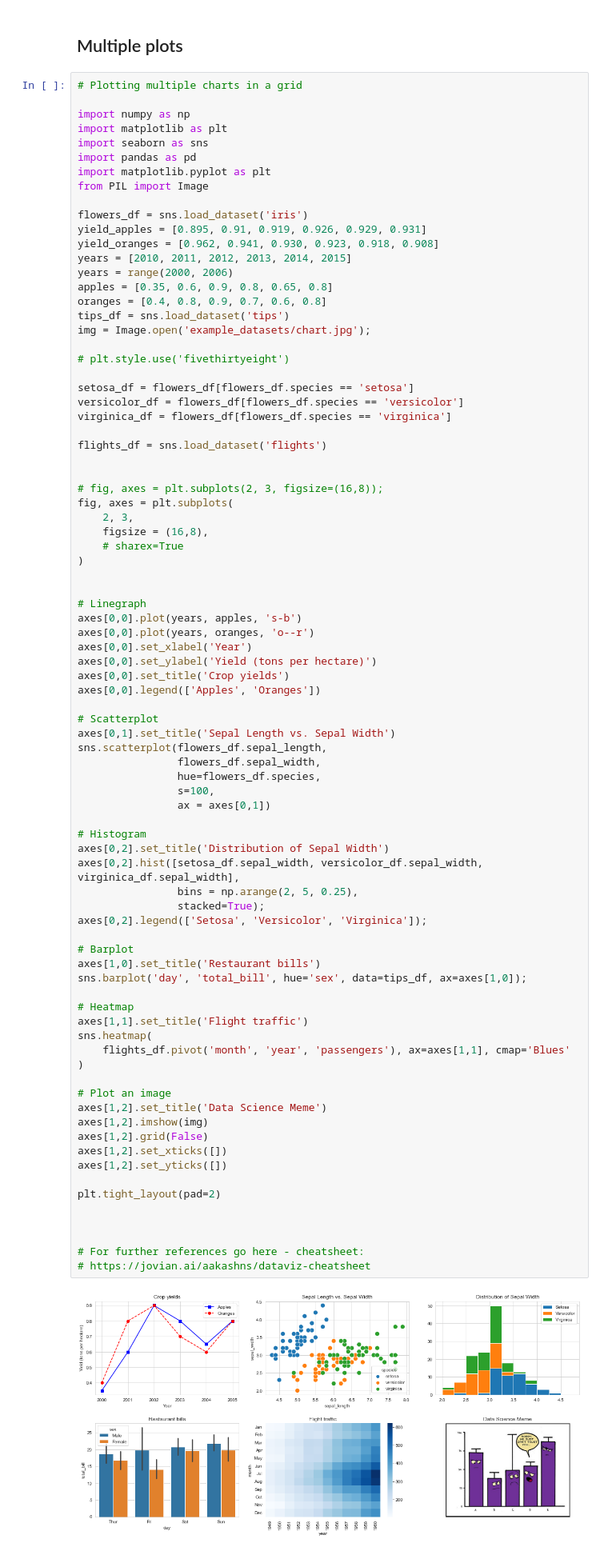
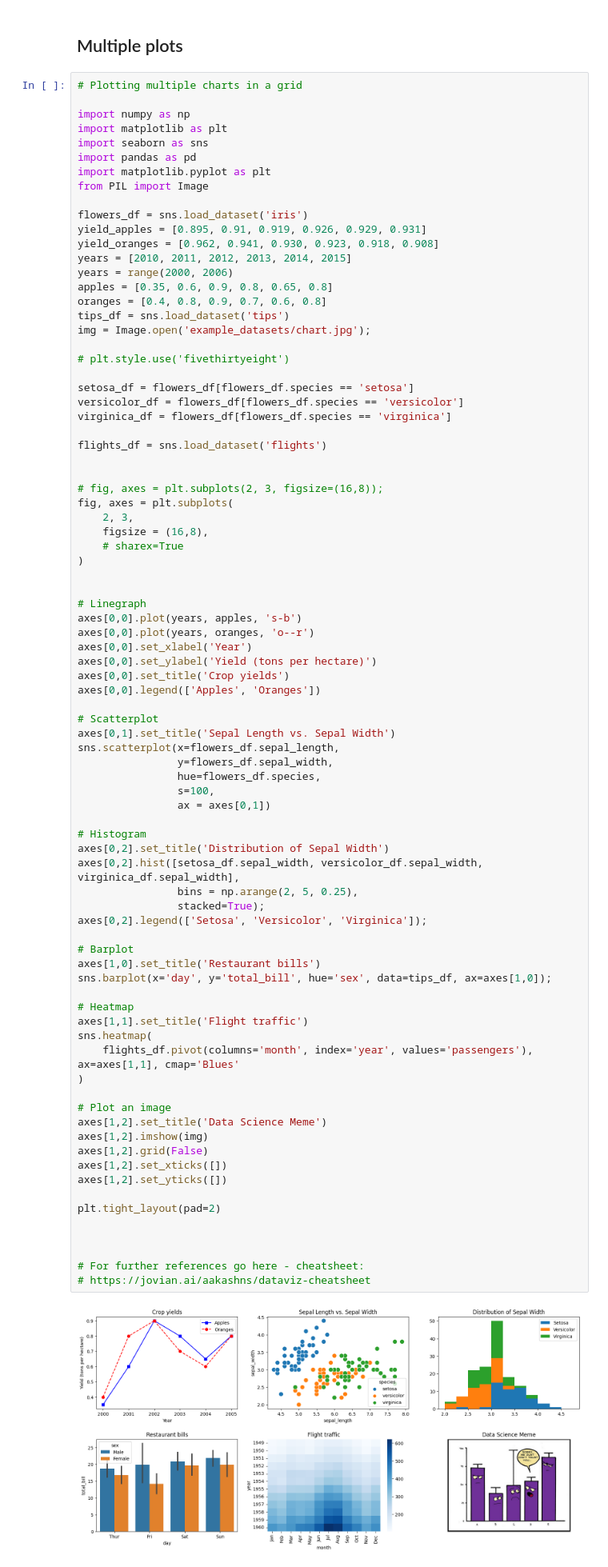
Before and after one commit to EvgeniiZorin/Handbook_Statistics-Probability-and-ML, a Jupyter notebook: _Visualisations.ipynb, the cells around one changed output. Shown at 80% size. Saved outputs shown, nothing was run; the diff lists cells and outputs as text.

```diff
--- a/_Visualisations.ipynb
+++ b/_Visualisations.ipynb
@@ -1873,44 +1876,44 @@ axes[0,0].legend(['Apples', 'Oranges'])
 
 # Scatterplot
 axes[0,1].set_title('Sepal Length vs. Sepal Width')
-sns.scatterplot(flowers_df.sepal_length,
-				flowers_df.sepal_width,
+sns.scatterplot(x=flowers_df.sepal_length,
+				y=flowers_df.sepal_width,
 				hue=flowers_df.species,
 				s=100,
 				ax = axes[0,1])
 
 # Histogram
 axes[0,2].set_title('Distribution of Sepal Width')
 axes[0,2].hist([setosa_df.sepal_width, versicolor_df.sepal_width, virginica_df.sepal_width],
 				bins = np.arange(2, 5, 0.25),
 				stacked=True);
 axes[0,2].legend(['Setosa', 'Versicolor', 'Virginica']);
 
 # Barplot
 axes[1,0].set_title('Restaurant bills')
-sns.barplot('day', 'total_bill', hue='sex', data=tips_df, ax=axes[1,0]);
+sns.barplot(x='day', y='total_bill', hue='sex', data=tips_df, ax=axes[1,0]);
 
 # Heatmap
 axes[1,1].set_title('Flight traffic')
 sns.heatmap(
-	flights_df.pivot('month', 'year', 'passengers'), ax=axes[1,1], cmap='Blues'
+	flights_df.pivot(columns='month', index='year', values='passengers'), ax=axes[1,1], cmap='Blues'
 )
 
 # Plot an image
 axes[1,2].set_title('Data Science Meme')
 axes[1,2].imshow(img)
 axes[1,2].grid(False)
 axes[1,2].set_xticks([])
 axes[1,2].set_yticks([])
 
 plt.tight_layout(pad=2)
 
 
 
 # For further references go here - cheatsheet:
 # https://jovian.ai/aakashns/dataviz-cheatsheet
 # %% [output]
-[figure, old version]
+[figure, new version]
 # %%
 fig, axes = plt.subplots(
 	2,3,
```
Also changed, not shown: parts of 1 cell of this notebook, 2 other files.
